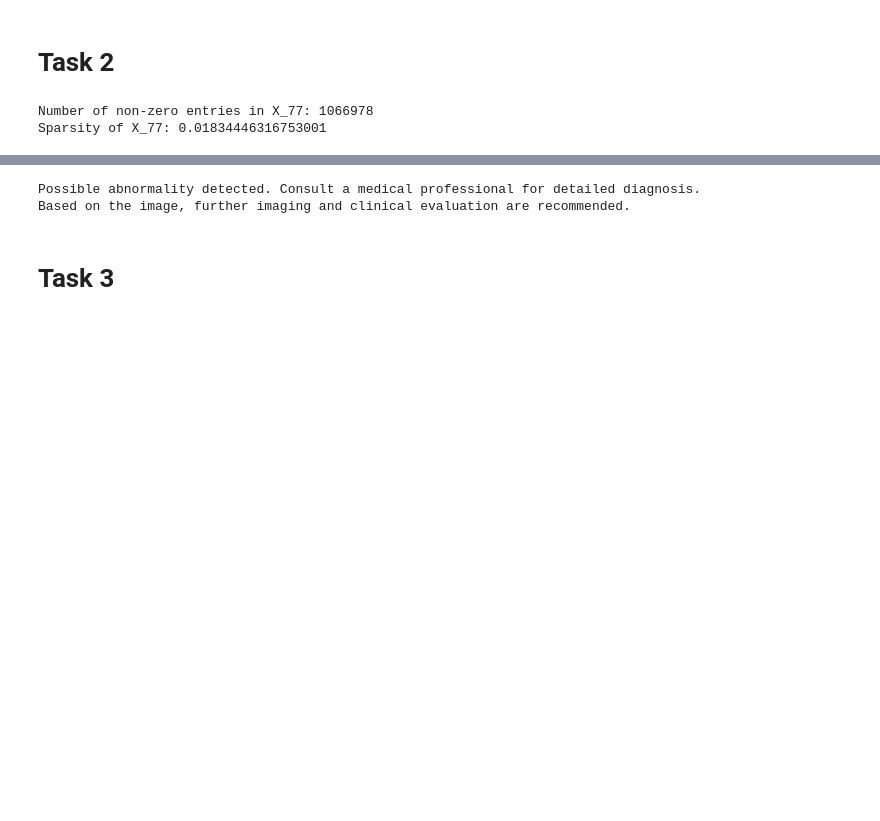
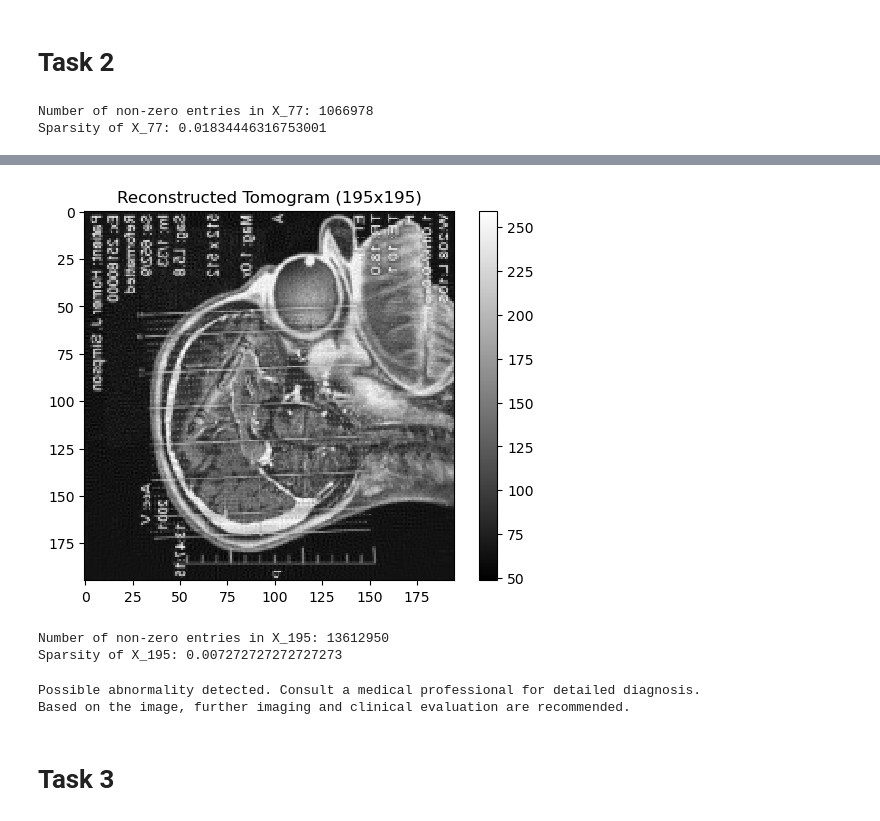
Before and after one commit to smitha13798/Machine-Learning-Essentials_Exercises, a Jupyter notebook: MLE_exercise_4.ipynb, the cells around one changed output, grey strips where cells are left out. Drawn from its saved outputs; the diff is of its cells as text; code cells hidden in the pictures; blank space fills up the shorter version.

```diff
--- a/MLE_exercise_4.ipynb
+++ b/MLE_exercise_4.ipynb
@@ -117,3 +125,22 @@ plt.show()
+# %%
+X_195 = construct_X_optimized(195, alphas_195, 275)
+M = 195
+result2 = resulting_tomogram(X_195, y_195)
+plt.imshow(result2, cmap='gray', interpolation="nearest")
+plt.title('Reconstructed Tomogram (195x195)')
+plt.colorbar()
+plt.show()
+# %% [output]
+[figure, added]
+# %%
+# Find the number of non-zero entries in X_195
+num_nonzero_entries = X_195.nnz
+sparsity = num_nonzero_entries / (X_195.shape[0] * X_195.shape[1])
+print(f'Number of non-zero entries in X_195: {num_nonzero_entries}')
+print(f'Sparsity of X_195: {sparsity}')
+# %% [output]
+Number of non-zero entries in X_195: 13612950
+Sparsity of X_195: 0.007272727272727273
 # %%
 # Analyze the cause of headache
 # Assuming the diagnosis and treatment are based on visual inspection of the tomogram
```
Also changed, not shown: parts of 17 cells of this notebook, 7 other files.
